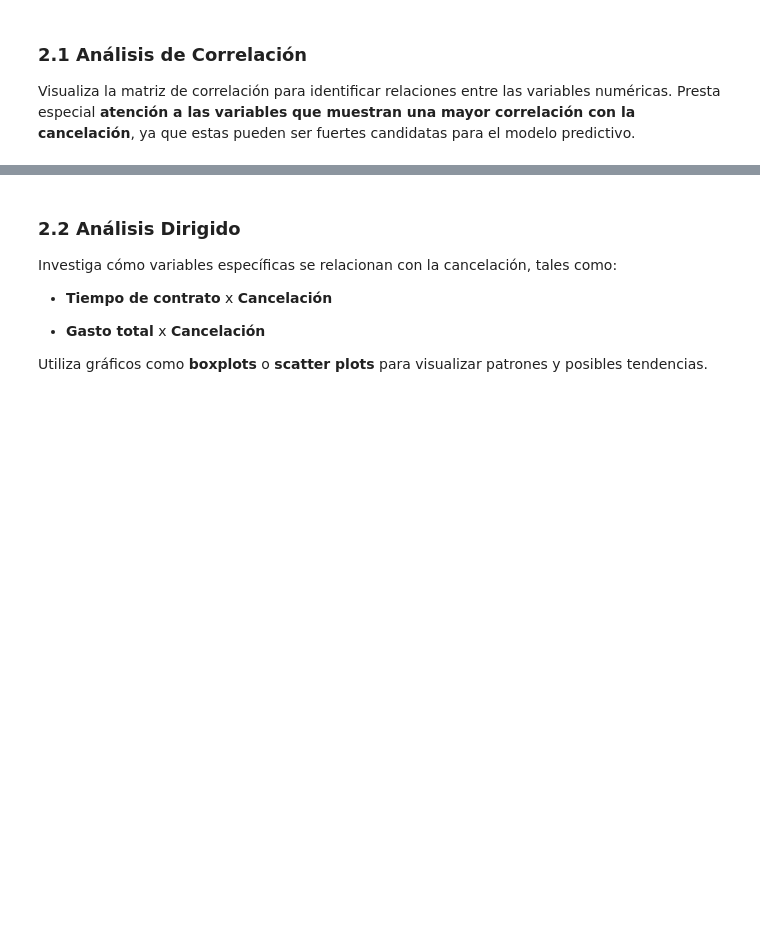
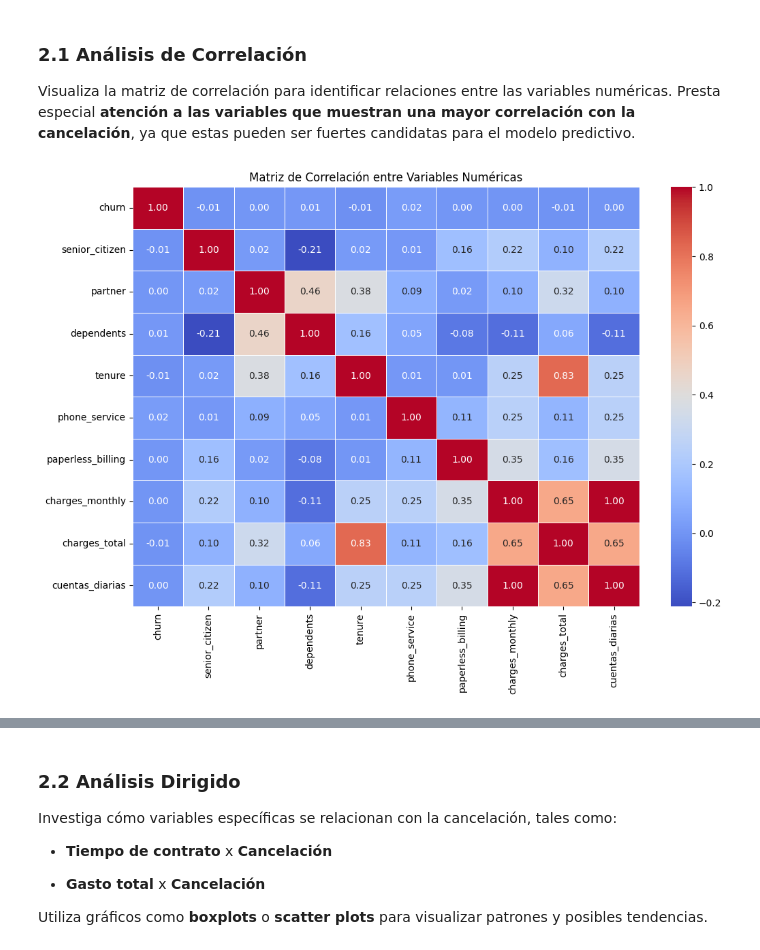
Before and after one commit to eduardo-mendiola/challenge-telecomx-2-Alura, a Jupyter notebook: challenge_telecomx_parte2.ipynb, the cells around one changed output, grey strips where cells are left out. Drawn from its saved outputs; the diff is of its cells as text; code cells hidden in the pictures; blank space fills up the shorter version.

Commit message:
Challenge concluido

```diff
--- a/challenge_telecomx_parte2.ipynb
+++ b/challenge_telecomx_parte2.ipynb
@@ -57,0 +60,5 @@ Carga el archivo CSV que contiene los datos tratados anteriormente.
+# %%
+url = 'https://raw.githubusercontent.com/eduardo-mendiola/challenge-telecomx-2-Alura/refs/heads/main/datos_tratados.csv'
+
+df = pd.read_csv(url)
+df.head()
@@ -59,3 +114,6 @@ Carga el archivo CSV que contiene los datos tratados anteriormente.
 ### 1.2. Eliminación de Columnas Irrelevantes
 
 Elimina columnas que no aportan valor al análisis o a los modelos predictivos, como identificadores únicos (por ejemplo, el ID del cliente). Estas columnas no ayudan en la predicción de la cancelación y pueden incluso perjudicar el desempeño de los modelos.
+# %%
+df = df.drop(columns='customer_id', axis=1)
+df.info()
@@ -97,3 +289,20 @@ Puedes leer más sobre normalización y estandarización de datos en este artíc
 ### 2.1 Análisis de Correlación
 
 Visualiza la matriz de correlación para identificar relaciones entre las variables numéricas. Presta especial **atención a las variables que muestran una mayor correlación con la cancelación**, ya que estas pueden ser fuertes candidatas para el modelo predictivo.
+# %%
+import seaborn as sns
+import matplotlib.pyplot as plt
+
+# Seleccionar solo las columnas numéricas
+numericas = df.select_dtypes(include='number')
+
+# Calcular la matriz de correlación
+matriz_correlacion = numericas.corr()
+
+# Visualizar la matriz
+plt.figure(figsize=(12, 8))
+sns.heatmap(matriz_correlacion, annot=True, cmap='coolwarm', fmt=".2f", linewidths=0.5)
+plt.title('Matriz de Correlación entre Variables Numéricas')
+plt.show()
+# %% [output]
+[figure, added]
```
Also changed, not shown: parts of 69 cells of this notebook.
